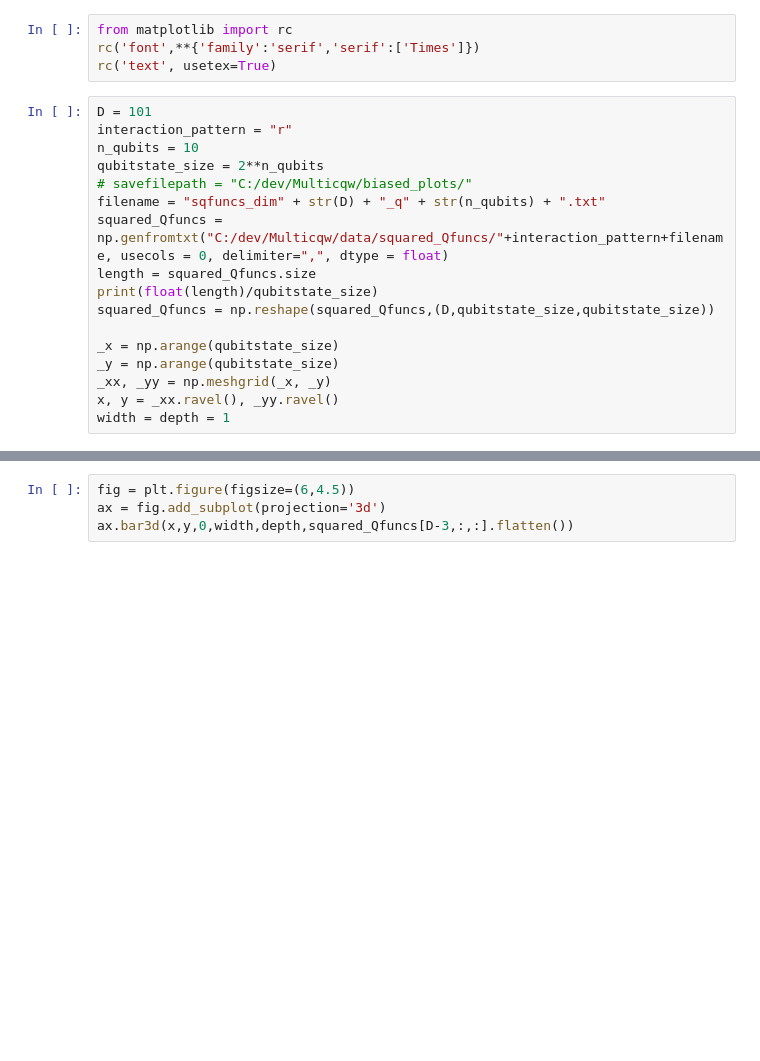
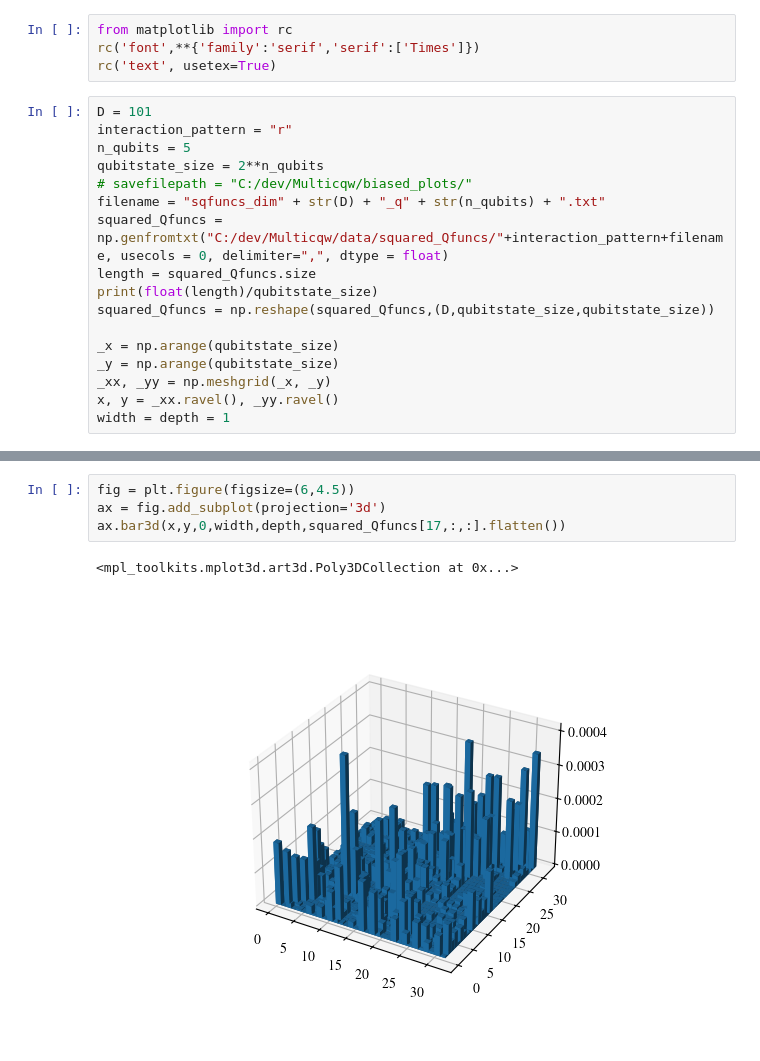
Before and after one commit to Emiliano6754/Correlation-Quantum-Walks, a Jupyter notebook: qfuncplots.ipynb, the cells around one changed output, grey strips where cells are left out. Drawn from its saved outputs; the diff is of its cells as text; blank space fills up the shorter version.

```diff
--- a/qfuncplots.ipynb
+++ b/qfuncplots.ipynb
@@ -9,7 +9,7 @@ rc('text', usetex=True)
 # %%
 D = 101
 interaction_pattern = "r"
-n_qubits = 10
+n_qubits = 5
 qubitstate_size = 2**n_qubits
 # savefilepath = "C:/dev/Multicqw/biased_plots/"
 filename = "sqfuncs_dim" + str(D) + "_q" + str(n_qubits) + ".txt"
@@ -36,4 +39,7 @@ ax.bar3d(x,y,0,width,depth,squared_Qfuncs[0,:,:].flatten())
 # %%
 fig = plt.figure(figsize=(6,4.5))
 ax = fig.add_subplot(projection='3d')
-ax.bar3d(x,y,0,width,depth,squared_Qfuncs[D-3,:,:].flatten())
+ax.bar3d(x,y,0,width,depth,squared_Qfuncs[17,:,:].flatten())
+# %% [output]
+<mpl_toolkits.mplot3d.art3d.Poly3DCollection at 0x...>
+[figure, added]
```
Also changed, not shown: parts of 3 cells of this notebook, 7 other files.
